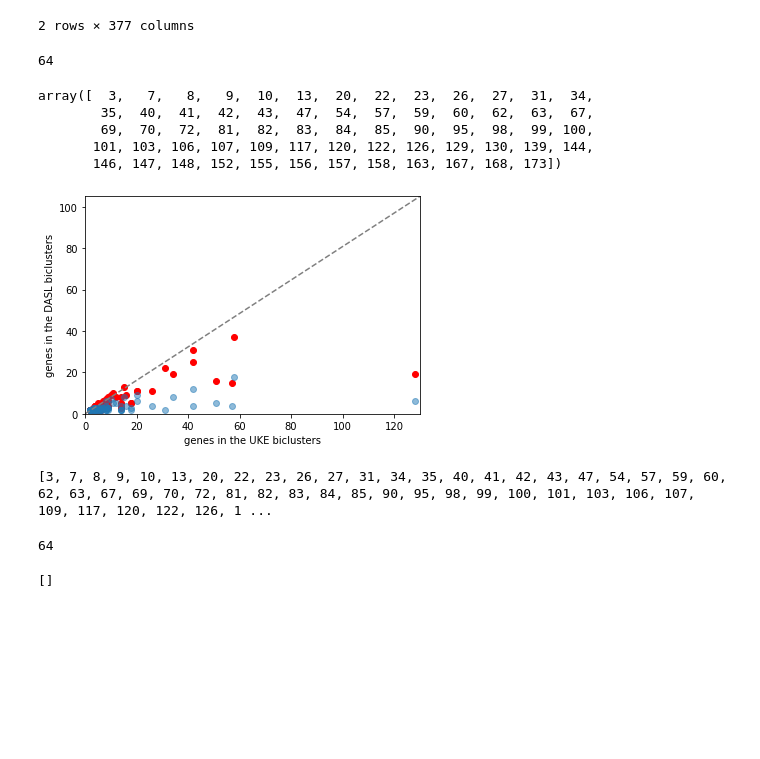
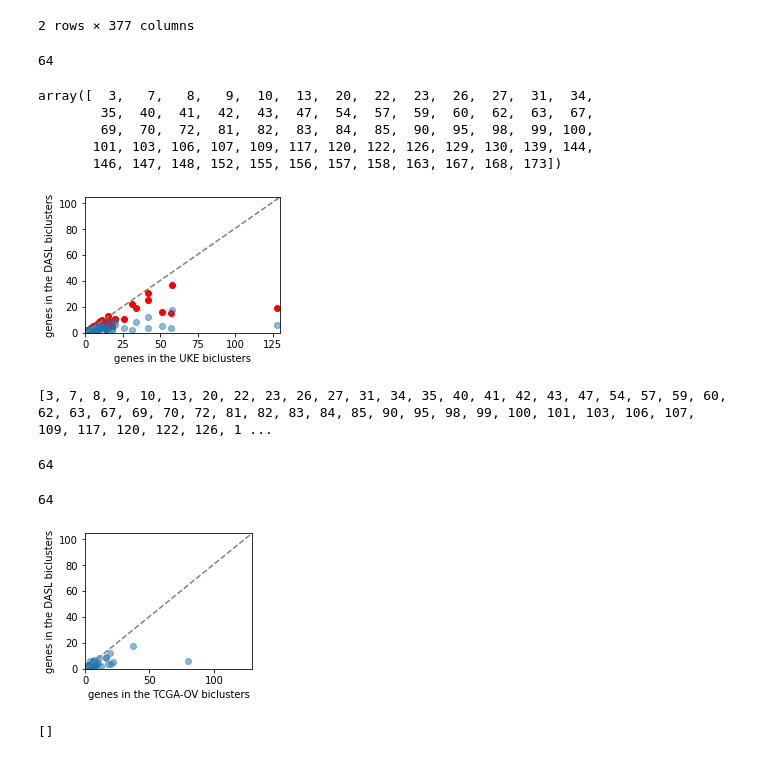
Before and after one commit to ozolotareva/bevacizumab_ovca_signature, a Jupyter notebook: heterogneity.ipynb, the cells around one changed output. Saved outputs shown, nothing was run; the diff lists cells and outputs as text; code cells hidden in the pictures; blank space fills up the shorter version.

```diff
--- a/heterogneity.ipynb
+++ b/heterogneity.ipynb
@@ -176,32 +177,32 @@ exprs_dasl.head(2)
 | ENSG00000000005 | 5.796944 | 6.934209 | 6.029834 | 8.056683 | 5.848083 | 10.293842 | ... |
 2 rows × 377 columns
 # %%
-dasl_bics, gene_sets_stat = make_similar_biclusters(uke_bics,
-                                                    exprs_dasl_z,
-                                                    seed=analysis_seed)
-df = gene_sets_stat.loc[gene_sets_stat["n_genes2"]>=2,:]
+dasl_bics, gene_sets_stat_dasl = make_similar_biclusters(uke_bics, exprs_dasl_z, seed=analysis_seed)
+df = gene_sets_stat_dasl.loc[gene_sets_stat_dasl["n_genes2"]>=2,:]
+#df = df.loc[df["SNR2"]>1.5,:]
 sele_ids_dasl = df.index.values
 
-gene_sets_stat = gene_sets_stat.loc[sele_ids_dasl,:]
+gene_sets_stat_dasl = gene_sets_stat_dasl.loc[sele_ids_dasl,:]
 
-tmp = plt.scatter(gene_sets_stat["n_genes"],gene_sets_stat["n_genes_measured"],color="red")
-tmp = plt.scatter(gene_sets_stat["n_genes"],gene_sets_stat["n_genes2"],alpha=0.5)
+tmp = plt.figure(figsize = (3.5,2.5))
+tmp = plt.scatter(gene_sets_stat_dasl["n_genes"],gene_sets_stat_dasl["n_genes_measured"],color="red")
+tmp = plt.scatter(gene_sets_stat_dasl["n_genes"],gene_sets_stat_dasl["n_genes2"],alpha=0.5)
 
 tmp = plt.xlim(0,130)
 tmp = plt.ylim(0,105)
 tmp = plt.plot([0, 130], [0, 105], ls="--",color="grey")
 tmp = plt.xlabel("genes in the UKE biclusters")
 tmp = plt.ylabel("genes in the DASL biclusters")
 print(len(sele_ids_dasl))
 sele_ids_dasl
 # %% [output]
 64
 array([  3,   7,   8,   9,  10,  13,  20,  22,  23,  26,  27,  31,  34,
         35,  40,  41,  42,  43,  47,  54,  57,  59,  60,  62,  63,  67,
         69,  70,  72,  81,  82,  83,  84,  85,  90,  95,  98,  99, 100,
        101, 103, 106, 107, 109, 117, 120, 122, 126, 129, 130, 139, 144,
        146, 147, 148, 152, 155, 156, 157, 158, 163, 167, 168, 173])
-[figure, old version]
+[figure, new version]
 # %%
 # present in both DASL and TCGA
 sele_ids_all = sorted(set(sele_ids_dasl).intersection(sele_tcga_ids))
@@ -210,6 +211,21 @@ len(sele_ids_all)
 # %% [output]
 [3, 7, 8, 9, 10, 13, 20, 22, 23, 26, 27, 31, 34, 35, 40, 41, 42, 43, 47, 54, 57, 59, 60, 62, 63, 67, 69, 70, 72, 81, 82, 83, 84, 85, 90, 95, 98, 99, 100, 101, 103, 106, 107, 109, 117, 120, 122, 126, 1 ...
 64
+# %%
+tmp = plt.figure(figsize = (3,2.5))
+#tmp = plt.scatter(gene_sets_stat_tcga.loc[sele_ids_all,"n_genes_measured"],gene_sets_stat_dasl.loc[sele_ids_all,"n_genes_measured"],color="red",alpha=0.5)
+tmp = plt.scatter(gene_sets_stat_tcga.loc[sele_ids_all,"n_genes2"],gene_sets_stat_dasl.loc[sele_ids_all,"n_genes2"],alpha=0.5)
+
+tmp = plt.xlim(0,130)
+tmp = plt.ylim(0,105)
+tmp = plt.plot([0, 130], [0, 105], ls="--",color="grey")
+tmp = plt.xlabel("genes in the TCGA-OV biclusters")
+tmp = plt.ylabel("genes in the DASL biclusters")
+print(len(sele_ids_all))
+#sele_ids_all
+# %% [output]
+64
+[figure, added]
 # %%
 # only DASL
 print(sorted(set(sele_ids_dasl).difference(sele_tcga_ids)))
```
Also changed, not shown: parts of 63 cells of this notebook.
